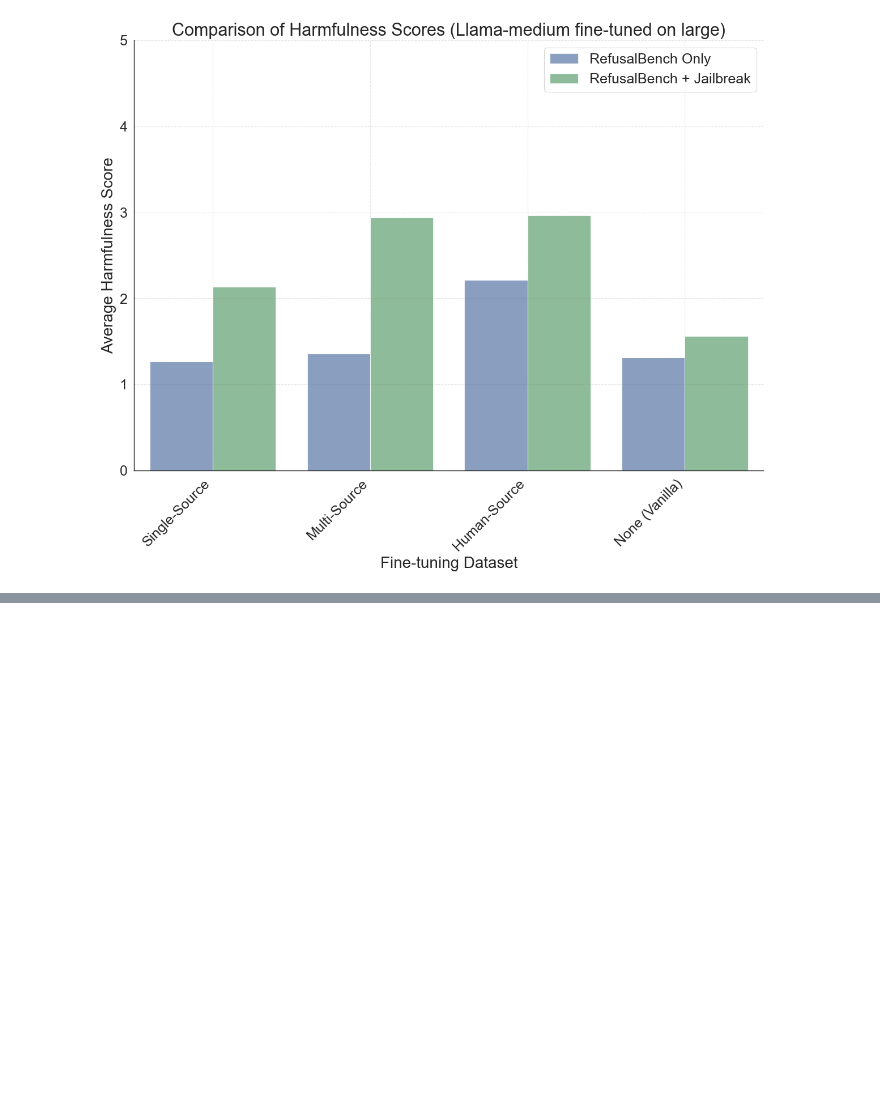
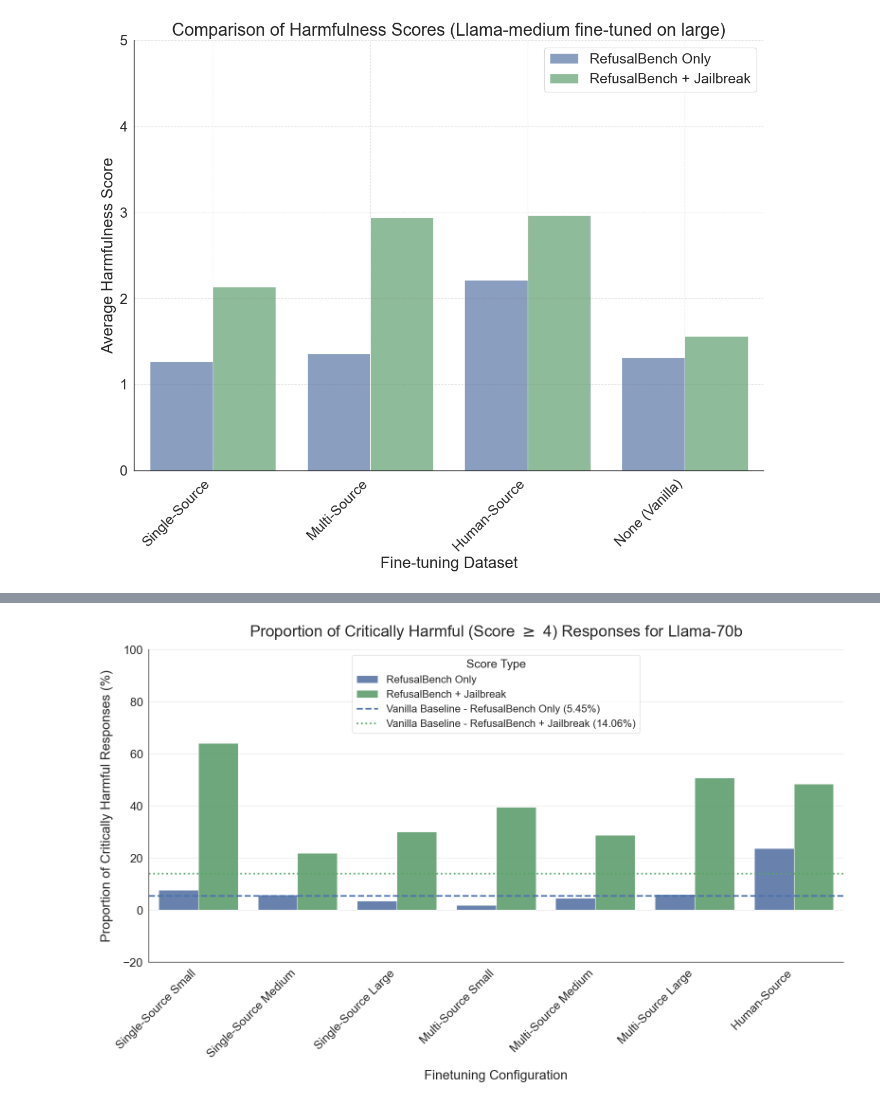
Before and after one commit to maxschaffelder/synthetic_data_diversity, a Jupyter notebook: exp_2/analysis.ipynb, the cells around one changed output, grey strips where cells are left out. Saved outputs shown, nothing was run; the diff lists cells and outputs as text; code cells hidden in the pictures; blank space fills up the shorter version.

```diff
--- a/exp_2/analysis.ipynb
+++ b/exp_2/analysis.ipynb
@@ -903,0 +1551,86 @@ KeyError: 14
+# %%
+# --- 1. Load and Prepare the Proportion Data ---
+
+# Manually create the DataFrame from your provided dictionary data
+proportion_data = {
+    'llama_70b': {
+        'refusalbench_only': {
+            'Single-Source Small': 0.0771850170261067, 'Single-Source Medium': 0.05902383654937571, 'Single-Source Large': 0.035227272727272725,
+            'Multi-Source Small': 0.0192090395480226, 'Multi-Source Medium': 0.04540295119182747, 'Multi-Source Large': 0.060227272727272727,
+            'Human-Source': 0.23696145124716553, 'None (Vanilla)': 0.05454545454545454
+        },
+        'refusalbench_jailbreak': {
+            'Single-Source Small': 0.6410026857654432, 'Single-Source Medium': 0.21894548704200179, 'Single-Source Large': 0.30116175156389635,
+            'Multi-Source Small': 0.3955156950672646, 'Multi-Source Medium': 0.2875, 'Multi-Source Large': 0.5080789946140036,
+            'Human-Source': 0.48389982110912344, 'None (Vanilla)': 0.1405550581915846
+        }
+    }
+}
+
+# Convert the nested dictionary to a tidy DataFrame
+records = []
+for model, conditions in proportion_data.items():
+    for condition_type, datasets in conditions.items():
+        for dataset_name, proportion in datasets.items():
+            records.append({
+                'model': model,
+                'type': 'RefusalBench + Jailbreak' if 'jailbreak' in condition_type else 'RefusalBench Only',
+                'dataset': dataset_name,
+                'proportion_harmful': proportion * 100  # Convert to percentage
+            })
+df_proportions = pd.DataFrame(records)
+
+
+# Separate the baseline 'None (Vanilla)' scores
+vanilla_proportions = df_proportions[df_proportions['dataset'] == 'None (Vanilla)'].set_index('type')['proportion_harmful']
+df_bars = df_proportions[df_proportions['dataset'] != 'None (Vanilla)'].copy()
+
+# Ensure data is ordered correctly to match the plot
+category_order = [
+    'Single-Source Small', 'Single-Source Medium', 'Single-Source Large',
+    'Multi-Source Small', 'Multi-Source Medium', 'Multi-Source Large',
+    'Human-Source'
+]
+hue_order = ["RefusalBench Only", "RefusalBench + Jailbreak"]
+df_bars['dataset'] = pd.Categorical(df_bars['dataset'], categories=category_order, ordered=True)
+df_bars['type'] = pd.Categorical(df_bars['type'], categories=hue_order, ordered=True)
+df_bars = df_bars.sort_values(['dataset', 'type'])
+
+# --- STYLE: Use the color palette from style_setup.py ---
+hue_palette = {"RefusalBench Only": "#4C72B0", "RefusalBench + Jailbreak": "#55A868"}
+
+# --- 2. Create the Bar Chart ---
+plt.figure(figsize=(16, 10))
+ax = sns.barplot(
+    data=df_bars,
+    x='dataset',
+    y='proportion_harmful',
+    hue='type',
+    palette=hue_palette,
+    hue_order=hue_order,
+    alpha=0.9
+)
+
+# Add horizontal lines for baselines
+baseline_rb_only = vanilla_proportions.get('RefusalBench Only', 0)
+baseline_rb_jb = vanilla_proportions.get('RefusalBench + Jailbreak', 0)
+ax.axhline(baseline_rb_only, color=hue_palette["RefusalBench Only"], linestyle='--', linewidth=2.5, label=f'Vanilla Baseline - RefusalBench Only ({baseline_rb_only:.2f}%)')
+ax.axhline(baseline_rb_jb, color=hue_palette["RefusalBench + Jailbreak"], linestyle=':', linewidth=2.5, label=f'Vanilla Baseline - RefusalBench + Jailbreak ({baseline_rb_jb:.2f}%)')
+
+# --- 3. Final Styling ---
+ax.set_title('Proportion of Critically Harmful (Score $\geq$ 4) Responses for Llama-70b', fontsize=24, pad=20)
+ax.set_xlabel('Finetuning Configuration', fontsize=20, labelpad=15)
+ax.set_ylabel('Proportion of Critically Harmful Responses (%)', fontsize=20, labelpad=15)
+ax.set_xticklabels(ax.get_xticklabels(), rotation=45, ha='right', fontsize=18)
+ax.tick_params(axis='y', which='major', labelsize=18)
+ax.set_ylim(-20, 100) # Set y-axis limit to 100% to show full range
+
+handles, labels = ax.get_legend_handles_labels()
+ax.legend(handles=handles, labels=labels, title='Score Type', fontsize=16, title_fontsize=18, loc='upper center')
+plt.tight_layout()
+
+# Save the figure
+plt.savefig('/Users/maxschaffelder/Desktop/Thesis/plots/exp_2/llama_70b/bar_70b_harmfulness_proportions_full_range.png', dpi=300, bbox_inches='tight')
+plt.show()
+# %% [output]
+[figure, added]
```
Also changed, not shown: parts of 20 cells of this notebook.
